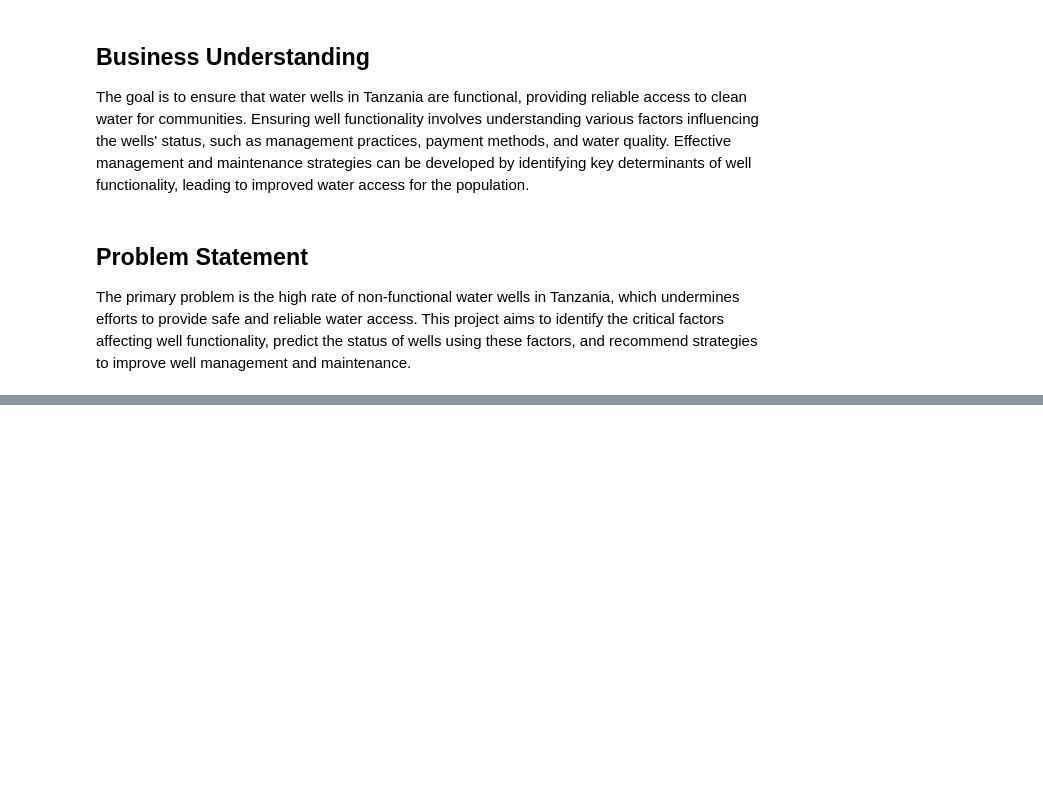
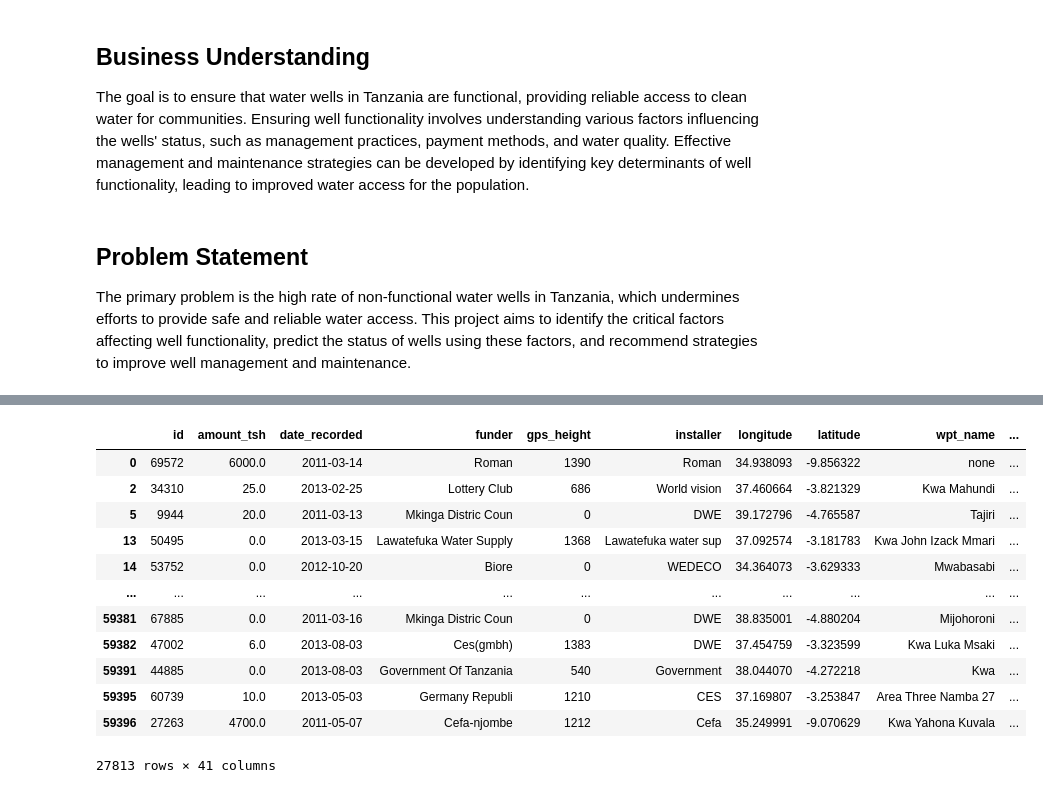
Before and after one commit to dennis2440/dsc-phase-3-project, a Jupyter notebook: Projetct.ipynb, the cells around one changed output, grey strips where cells are left out. Saved outputs shown, nothing was run; the diff lists cells and outputs as text; code cells hidden in the pictures; blank space fills up the shorter version.

```diff
--- a/Projetct.ipynb
+++ b/Projetct.ipynb
@@ -11,0 +145,18 @@ The primary problem is the high rate of non-functional water wells in Tanzania,
+# %%
+# drop all rows with missing values
+data.dropna(inplace = True )
+data
+# %% [output]
+|  | id | amount_tsh | date_recorded | funder | gps_height | installer | longitude | latitude | wpt_name | ... |
+| 0 | 69572 | 6000.0 | 2011-03-14 | Roman | 1390 | Roman | 34.938093 | -9.856322 | none | ... |
+| 2 | 34310 | 25.0 | 2013-02-25 | Lottery Club | 686 | World vision | 37.460664 | -3.821329 | Kwa Mahundi | ... |
+| 5 | 9944 | 20.0 | 2011-03-13 | Mkinga Distric Coun | 0 | DWE | 39.172796 | -4.765587 | Tajiri | ... |
+| 13 | 50495 | 0.0 | 2013-03-15 | Lawatefuka Water Supply | 1368 | Lawatefuka water sup | 37.092574 | -3.181783 | Kwa John Izack Mmari | ... |
+| 14 | 53752 | 0.0 | 2012-10-20 | Biore | 0 | WEDECO | 34.364073 | -3.629333 | Mwabasabi | ... |
+| ... | ... | ... | ... | ... | ... | ... | ... | ... | ... | ... |
+| 59381 | 67885 | 0.0 | 2011-03-16 | Mkinga Distric Coun | 0 | DWE | 38.835001 | -4.880204 | Mijohoroni | ... |
+| 59382 | 47002 | 6.0 | 2013-08-03 | Ces(gmbh) | 1383 | DWE | 37.454759 | -3.323599 | Kwa Luka Msaki | ... |
+| 59391 | 44885 | 0.0 | 2013-08-03 | Government Of Tanzania | 540 | Government | 38.044070 | -4.272218 | Kwa | ... |
+| 59395 | 60739 | 10.0 | 2013-05-03 | Germany Republi | 1210 | CES | 37.169807 | -3.253847 | Area Three Namba 27 | ... |
+| 59396 | 27263 | 4700.0 | 2011-05-07 | Cefa-njombe | 1212 | Cefa | 35.249991 | -9.070629 | Kwa Yahona Kuvala | ... |
+27813 rows × 41 columns
```
Also changed, not shown: parts of 13 cells of this notebook.
